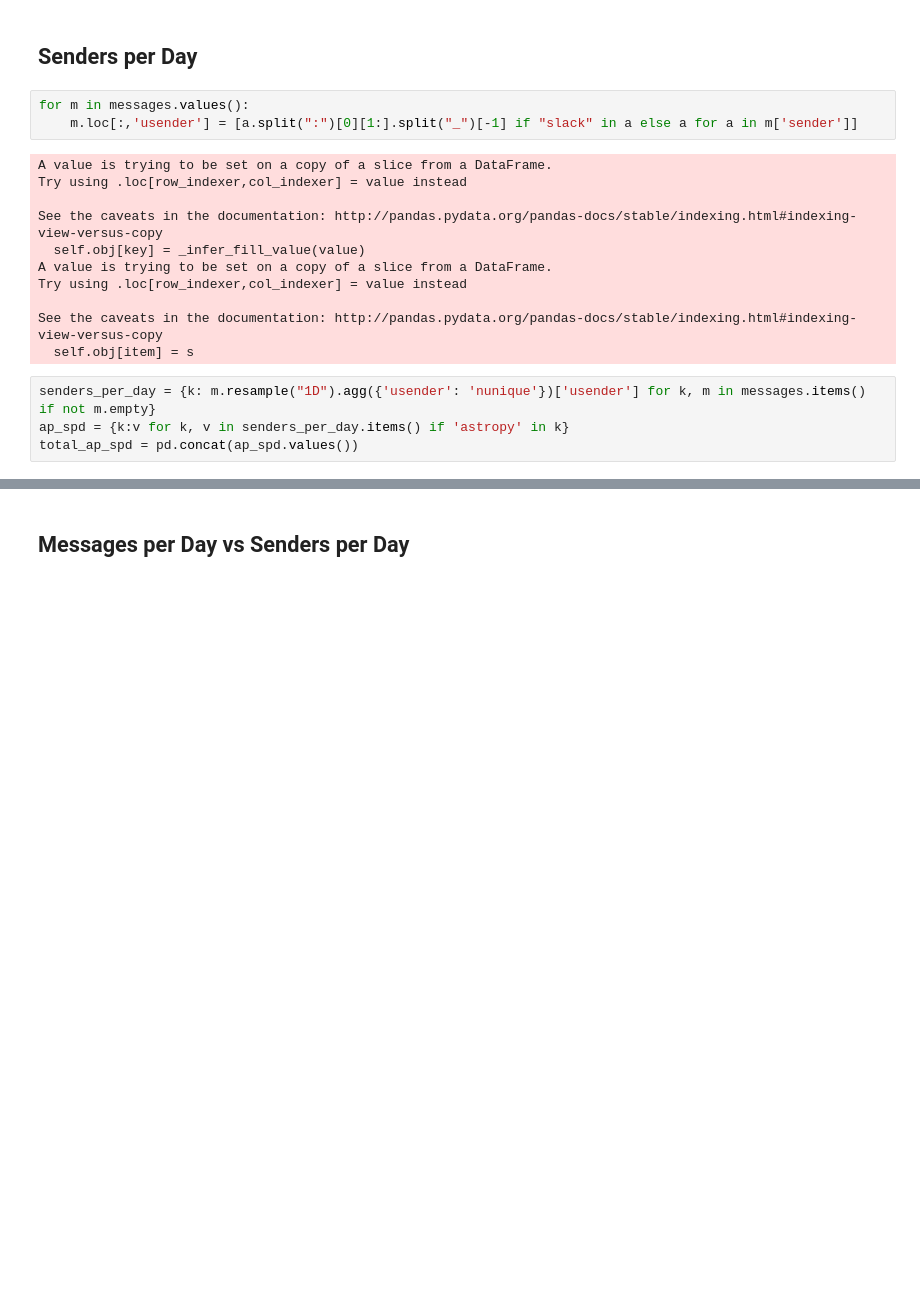
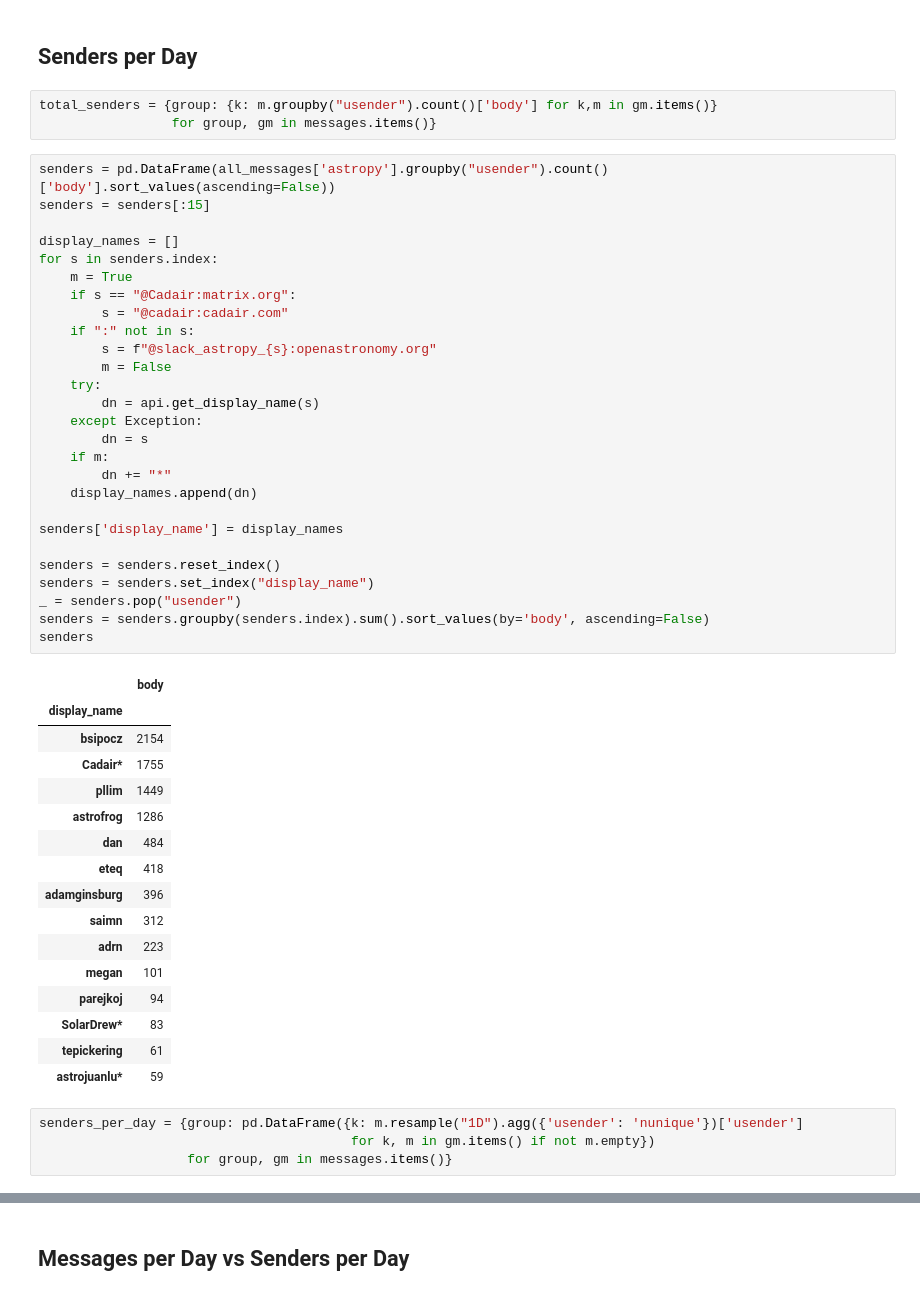
Before and after one commit to Cadair/chat_stats, a Jupyter notebook: astropy_sunpy.ipynb, the cells around one changed output, grey strips where cells are left out. Saved outputs shown, nothing was run; the diff lists cells and outputs as text; blank space fills up the shorter version.

```diff
--- a/astropy_sunpy.ipynb
+++ b/astropy_sunpy.ipynb
@@ -101,20 +139,53 @@ Text(0.5, 0, 'Date')
 # %% [markdown]
 ## Senders per Day
-# %%
-for m in messages.values():
-    m.loc[:,'usender'] = [a.split(":")[0][1:].split("_")[-1] if "slack" in a else a for a in m['sender']]
-# %% [output]
-A value is trying to be set on a copy of a slice from a DataFrame.
-Try using .loc[row_indexer,col_indexer] = value instead
-
-See the caveats in the documentation: http://pandas.pydata.org/pandas-docs/stable/indexing.html#indexing-view-versus-copy
-  self.obj[key] = _infer_fill_value(value)
-A value is trying to be set on a copy of a slice from a DataFrame.
-Try using .loc[row_indexer,col_indexer] = value instead
-
-See the caveats in the documentation: http://pandas.pydata.org/pandas-docs/stable/indexing.html#indexing-view-versus-copy
-  self.obj[item] = s
+# %%
+total_senders = {group: {k: m.groupby("usender").count()['body'] for k,m in gm.items()}
+                 for group, gm in messages.items()}
+# %%
+senders = pd.DataFrame(all_messages['astropy'].groupby("usender").count()['body'].sort_values(ascending=False))
+senders = senders[:15]
+
+display_names = []
+for s in senders.index:
+    m = True
+    if s == "@Cadair:matrix.org":
+        s = "@cadair:cadair.com"
+    if ":" not in s:
+        s = f"@slack_astropy_{s}:openastronomy.org"
+        m = False
+    try:
+        dn = api.get_display_name(s)
+    except Exception:
+        dn = s
+    if m:
+        dn += "*"
+    display_names.append(dn)
+
+senders['display_name'] = display_names
+
+senders = senders.reset_index()
+senders = senders.set_index("display_name")
+_ = senders.pop("usender")
+senders = senders.groupby(senders.index).sum().sort_values(by='body', ascending=False)
+senders
+# %% [output]
+|  | body |
+| display_name |  |
+| bsipocz | 2154 |
+| Cadair* | 1755 |
+| pllim | 1449 |
+| astrofrog | 1286 |
+| dan | 484 |
+| eteq | 418 |
+| adamginsburg | 396 |
+| saimn | 312 |
+| adrn | 223 |
+| megan | 101 |
+| parejkoj | 94 |
+| SolarDrew* | 83 |
+| tepickering | 61 |
+| astrojuanlu* | 59 |
 # %%
-senders_per_day = {k: m.resample("1D").agg({'usender': 'nunique'})['usender'] for k, m in messages.items() if not m.empty}
-ap_spd = {k:v for k, v in senders_per_day.items() if 'astropy' in k}
-total_ap_spd = pd.concat(ap_spd.values())
+senders_per_day = {group: pd.DataFrame({k: m.resample("1D").agg({'usender': 'nunique'})['usender']
+                                        for k, m in gm.items() if not m.empty})
+                   for group, gm in messages.items()}
```
Also changed, not shown: parts of 15 cells of this notebook, 2 other files.
